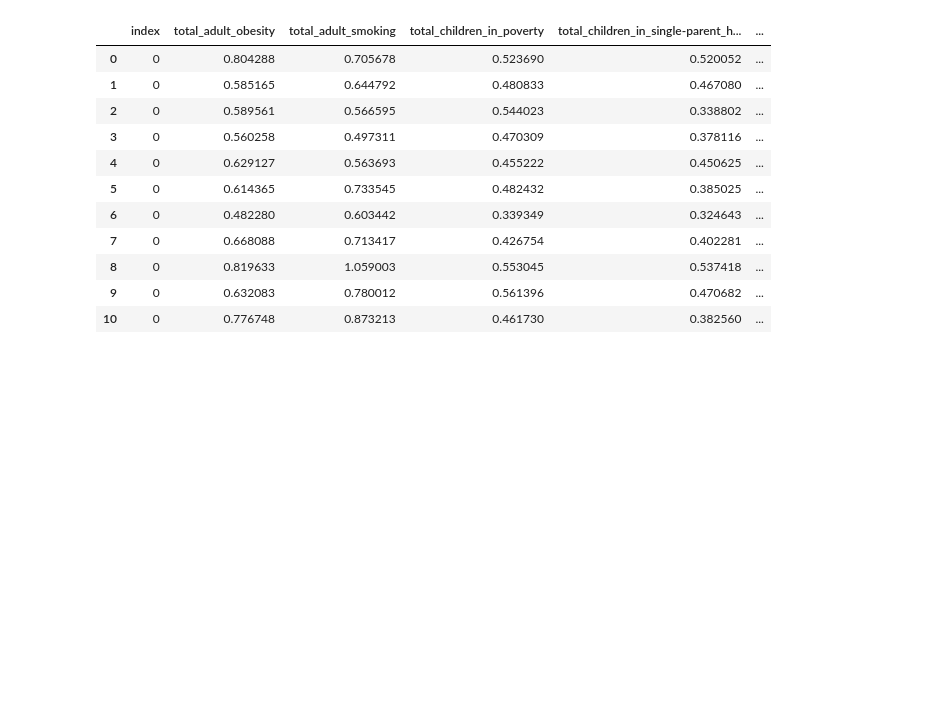
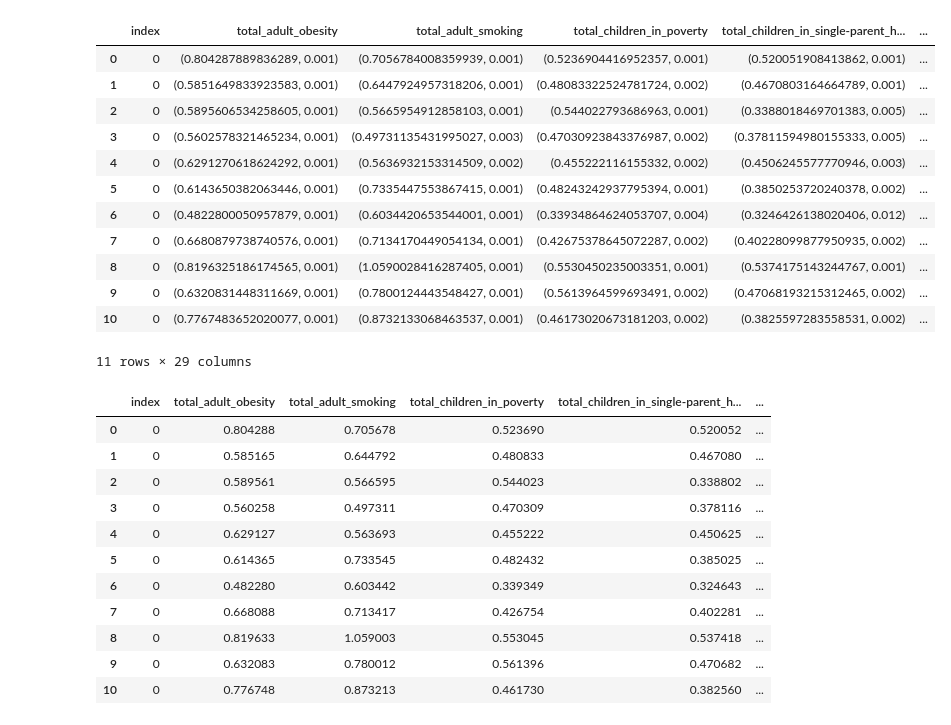
Before and after one commit to ljyyyy120/Captone_depression, a Jupyter notebook: 01_code/data_analysis/02_morani.ipynb, the cells around one changed output. Drawn from its saved outputs; the diff is of its cells as text; code cells hidden in the pictures; blank space fills up the shorter version.

```diff
--- a/01_code/data_analysis/02_morani.ipynb
+++ b/01_code/data_analysis/02_morani.ipynb
@@ -157,3 +249,19 @@ combined_results_capita = pd.concat(all_results).reset_index()
+# %%
+combined_pvalue_capita
+# %% [output]
+|  | index | total_adult_obesity | total_adult_smoking | total_children_in_poverty | total_children_in_single-parent_h... | ... |
+| 0 | 0 | (0.804287889836289, 0.001) | (0.7056784008359939, 0.001) | (0.5236904416952357, 0.001) | (0.520051908413862, 0.001) | ... |
+| 1 | 0 | (0.5851649833923583, 0.001) | (0.6447924957318206, 0.001) | (0.48083322524781724, 0.002) | (0.4670803164664789, 0.001) | ... |
+| 2 | 0 | (0.5895606534258605, 0.001) | (0.5665954912858103, 0.001) | (0.544022793686963, 0.001) | (0.3388018469701383, 0.005) | ... |
+| 3 | 0 | (0.5602578321465234, 0.001) | (0.49731135431995027, 0.003) | (0.47030923843376987, 0.002) | (0.37811594980155333, 0.005) | ... |
+| 4 | 0 | (0.6291270618624292, 0.001) | (0.5636932153314509, 0.002) | (0.455222116155332, 0.002) | (0.4506245577770946, 0.003) | ... |
+| 5 | 0 | (0.6143650382063446, 0.001) | (0.7335447553867415, 0.001) | (0.48243242937795394, 0.001) | (0.3850253720240378, 0.002) | ... |
+| 6 | 0 | (0.4822800050957879, 0.001) | (0.6034420653544001, 0.001) | (0.33934864624053707, 0.004) | (0.3246426138020406, 0.012) | ... |
+| 7 | 0 | (0.6680879738740576, 0.001) | (0.7134170449054134, 0.001) | (0.42675378645072287, 0.002) | (0.40228099877950935, 0.002) | ... |
+| 8 | 0 | (0.8196325186174565, 0.001) | (1.0590028416287405, 0.001) | (0.5530450235003351, 0.001) | (0.5374175143244767, 0.001) | ... |
+| 9 | 0 | (0.6320831448311669, 0.001) | (0.7800124443548427, 0.001) | (0.5613964599693491, 0.002) | (0.47068193215312465, 0.002) | ... |
+| 10 | 0 | (0.7767483652020077, 0.001) | (0.8732133068463537, 0.001) | (0.46173020673181203, 0.002) | (0.3825597283558531, 0.002) | ... |
+11 rows × 29 columns
 # %%
 combined_results_capita
 # %% [output]
```
Also changed, not shown: parts of 4 cells of this notebook, 4 other files.
